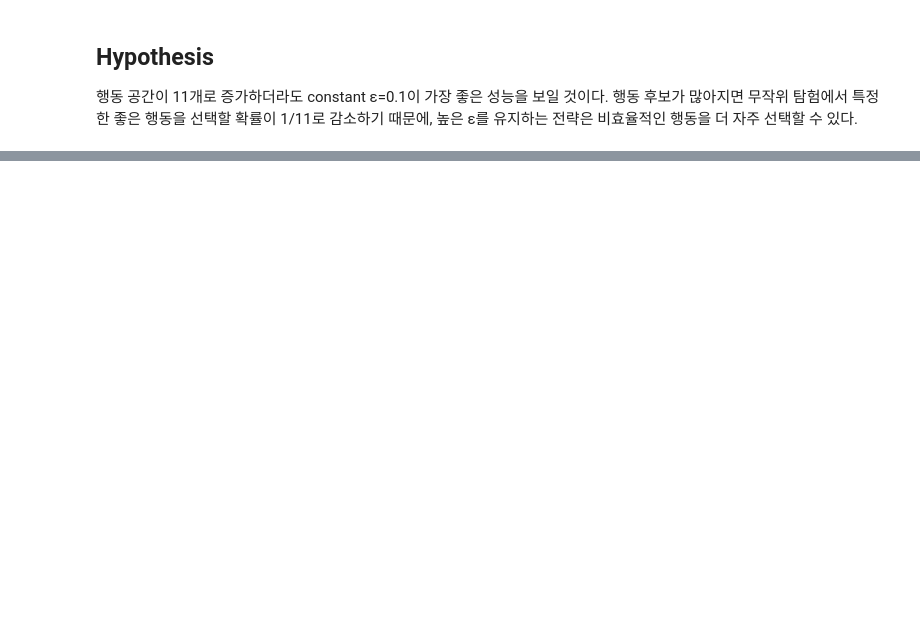
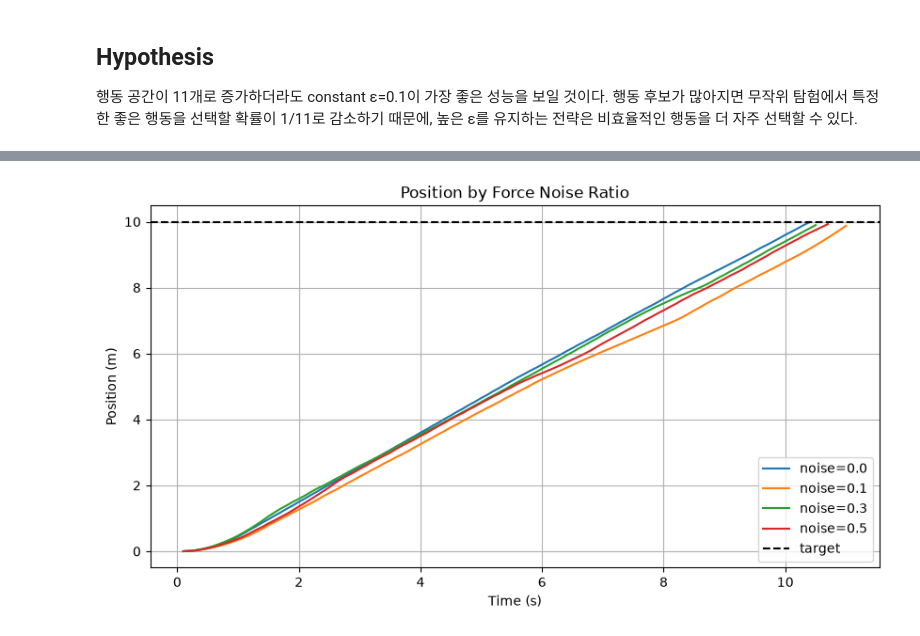
Before and after one commit to fueguito03/rl-mechanical-engineering, a Jupyter notebook: Projects/14_Stochaistic_Environment.ipynb, the cells around one changed output, grey strips where cells are left out. Cells and saved outputs as stored; diff of their text form; code cells hidden in the pictures; blank space fills up the shorter version.

```diff
--- a/Projects/14_Stochaistic_Environment.ipynb
+++ b/Projects/14_Stochaistic_Environment.ipynb
@@ -344,0 +353,27 @@ for action_space_name in action_spaces:
+# %%
+plt.figure(figsize=(10, 5))
+
+for noise_ratio in noise_ratios:
+    trajectory = results[noise_ratio]["trajectory"]
+
+    plt.plot(
+        trajectory["times"],
+        trajectory["positions"],
+        label=f"noise={noise_ratio}"
+    )
+
+plt.axhline(
+    y=10.0,
+    color="black",
+    linestyle="--",
+    label="target"
+)
+
+plt.xlabel("Time (s)")
+plt.ylabel("Position (m)")
+plt.title("Position by Force Noise Ratio")
+plt.legend()
+plt.grid(True)
+plt.show()
+# %% [output]
+[figure, added]
```
Also changed, not shown: parts of 10 cells of this notebook.
